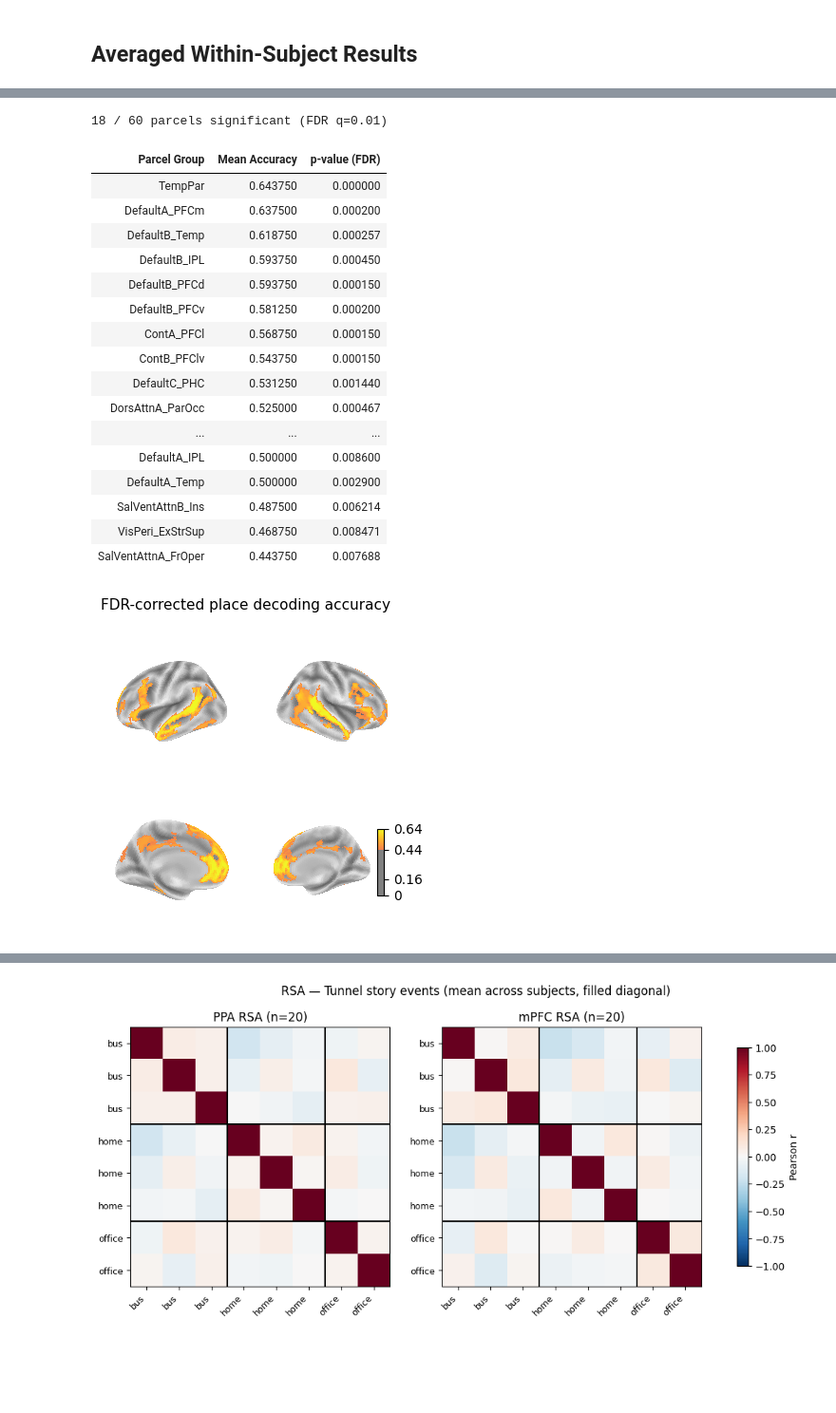
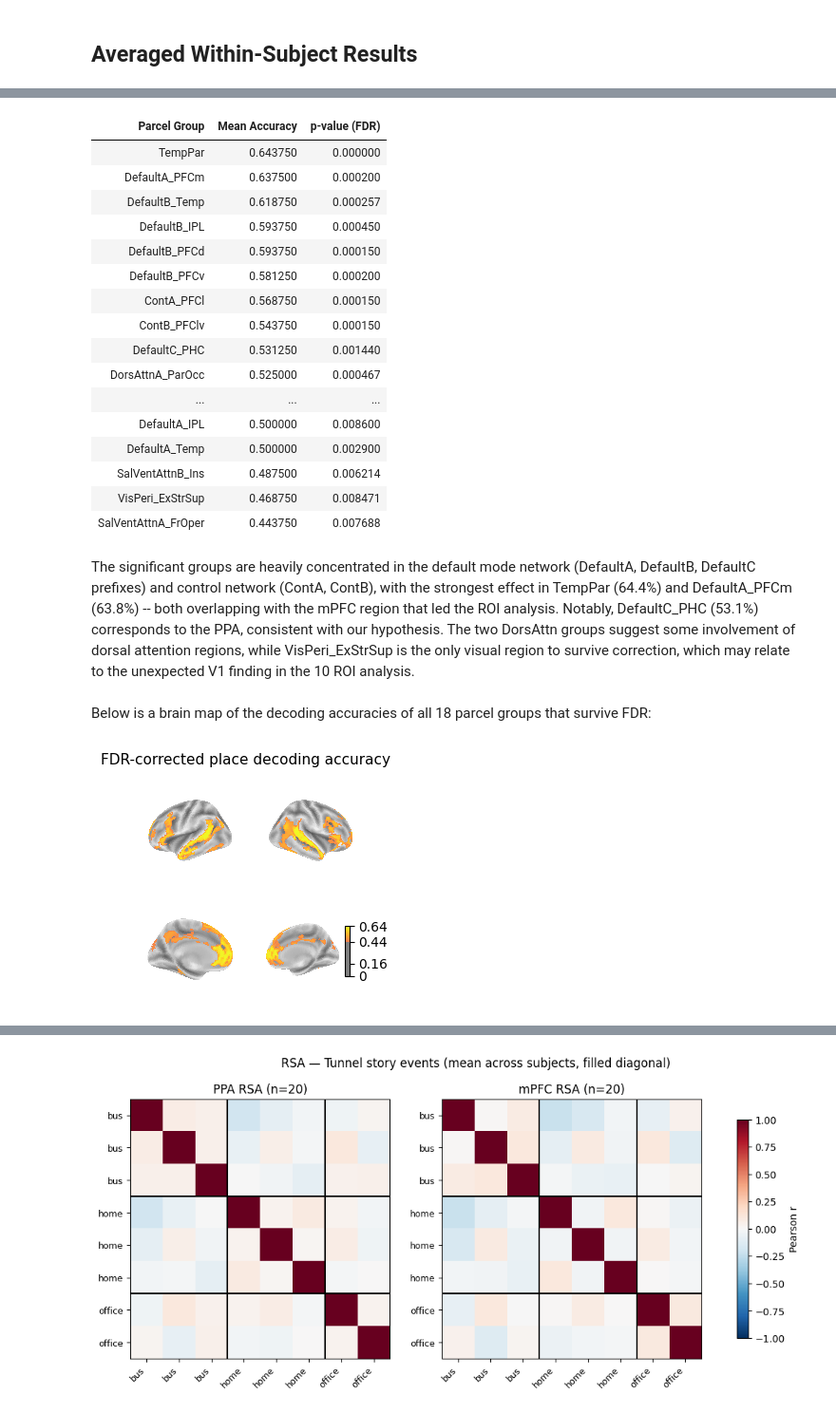
Before and after one commit to logflash/neu-scene-decoding, a Jupyter notebook: main.ipynb, the cells around one changed output, grey strips where cells are left out. Shown at 95% size. Drawn from its saved outputs; the diff is of its cells as text; code cells hidden in the pictures; blank space fills up the shorter version.

```diff
--- a/main.ipynb
+++ b/main.ipynb
@@ -373,7 +543,7 @@ for sub_i in tunnel_subjects_filtered:
         print(
             f"{sub_i}  dur={stimulus_duration:.1f}s"
             f"  whole-brain={roi_accs['Whole Brain']:.2f}"
-            f"  PHC={roi_accs['PHC']:.2f}  Rsp={roi_accs['Rsp']:.2f}"
+            f"  PPA={roi_accs['PPA']:.2f}  RSC={roi_accs['RSC']:.2f}"
             f"  OPA={roi_accs['OPA']:.2f}  mPFC={roi_accs['mPFC']:.2f}"
             f"  AG={roi_accs['AG']:.2f}  PMC={roi_accs['PMC']:.2f}"
             f"  A1={roi_accs['A1']:.2f}  V1={roi_accs['V1']:.2f}  S1={roi_accs['S1']:.2f}"
@@ -507,13 +802,11 @@ plt.show()
 # %%
-from scipy import stats
-
 rois   = ["Whole Brain",  "PPA",    "RSC",    "OPA",    "mPFC",    "AG",      "PMC",    "A1",      "V1",      "S1"]
 colors = ["#55A868", "#4C72B0", "#8172B2", "#DD8452", "#C44E52", "#937860", "#64B5CD", "#aaaaaa", "#aaaaaa", "#aaaaaa"]
 
 means = [np.mean([v[r] for v in subject_acc.values()]) for r in rois]
 sems  = [stats.sem([v[r] for v in subject_acc.values()]) for r in rois]
 
-fig, ax = plt.subplots(figsize=(9, 4))
+fig, ax = plt.subplots(figsize=(10, 3))
 ax.bar(
     rois, means,
     yerr=sems, color=colors, width=0.6,
@@ -589,0 +861,27 @@ for sub in tunnel_subjects_filtered:
+# %%
+# Mean per-group accuracy across subjects (uses group_acc_all computed earlier)
+group_mean_acc = {g: np.mean(accs) for g, accs in group_acc_all.items() if accs}
+
+# Build mean group accuracy volume
+group_mean_vol = np.zeros(schaefer_data.shape)
+for idx, g in parcel_groups.items():
+    if g in group_mean_acc:
+        group_mean_vol[schaefer_data == idx] = group_mean_acc[g]
+group_mean_img = new_img_like(schaefer_img, group_mean_vol)
+
+fig = plt.figure(figsize=(3, 3))
+fig.suptitle(f'Per-group LOO-CV scene decoding\ngroup mean (n={len(tunnel_subjects_filtered)}, chance={chance:.2f})', fontsize=12)
+for i, (hemi, view) in enumerate([
+    ('left',  'lateral'), ('right', 'lateral'),
+    ('left',  'medial'),  ('right', 'medial'),
+]):
+    texture = surface.vol_to_surf(group_mean_img, fsaverage[f'pial_{hemi}'])
+    ax = fig.add_subplot(2, 2, i + 1, projection='3d')
+    plotting.plot_surf_stat_map(
+        fsaverage[f'infl_{hemi}'], texture,
+        hemi=hemi, view=view,
+        bg_map=fsaverage[f'sulc_{hemi}'],
+        cmap='RdYlGn', vmax=1.0, threshold=chance,
+        colorbar=(i == 3), symmetric_cbar=False, axes=ax,
+    )
+plt.show()
@@ -590,7 +896,4 @@ for sub in tunnel_subjects_filtered:
 # %%
-from statsmodels.stats.multitest import multipletests
-import pandas as pd
-
 N_PERM = 100000
 rng = np.random.default_rng(42)
 
@@ -636,7 +939,8 @@ p_vals      = np.array(p_vals)
 
 reject, p_fdr, _, _ = multipletests(p_vals, alpha=0.01, method='fdr_bh')
 
-print(f"{reject.sum()} / {len(reject)} parcels significant (FDR q=0.01)\n")
+if narratives_utils._VERBOSE:
+    print(f"{reject.sum()} / {len(reject)} parcel groups significant (FDR q=0.01)\n")
 
 df = pd.DataFrame(columns=[
     "Parcel Group",
@@ -647,11 +951,10 @@ df = pd.DataFrame(columns=[
 for group, mean, p_val, reject_null in sorted(zip(group_names, mean_accs, p_fdr, reject), key=lambda x: -x[1]):
     if reject_null:
         df.loc[len(df)] = [group, mean, p_val]
-        # print(f"* {group:<20s} mean_acc={mean:.3f}  p_fdr={p_val:.3f}")
 
+# Display significant results
 df
 # %% [output]
-18 / 60 parcels significant (FDR q=0.01)
 | Parcel Group | Mean Accuracy | p-value (FDR) |
 | TempPar | 0.643750 | 0.000000 |
 | DefaultA_PFCm | 0.637500 | 0.000200 |
@@ -669,36 +972,37 @@ df
 | SalVentAttnB_Ins | 0.487500 | 0.006214 |
 | VisPeri_ExStrSup | 0.468750 | 0.008471 |
 | SalVentAttnA_FrOper | 0.443750 | 0.007688 |
+# %% [markdown]
+The significant groups are heavily concentrated in the default mode network (DefaultA, DefaultB, DefaultC prefixes) and control network (ContA, ContB), with the strongest effect in TempPar (64.4%) and DefaultA_PFCm (63.8%) -- both overlapping with the mPFC region that led the ROI analysis. Notably, DefaultC_PHC (53.1%) corresponds to the PPA, consistent with our hypothesis. The two DorsAttn groups suggest some involvement of dorsal attention regions, while VisPeri_ExStrSup is the only visual region to survive correction, which may relate to the unexpected V1 finding in the 10 ROI analysis.
+# %% [markdown]
+Below is a brain map of the decoding accuracies of all 18 parcel groups that survive FDR:
 # %%
-from nilearn import plotting, surface
-from nilearn.image import new_img_like
-
 result_vol = np.full(schaefer_data.shape, np.nan)
 for g, acc, r in zip(group_names, mean_accs, reject):
     if not r:
         continue
     for idx, grp in parcel_groups.items():
         if grp == g:
             result_vol[schaefer_data == idx] = acc
 
 result_img = new_img_like(schaefer_img, np.where(np.isnan(result_vol), 0, result_vol))
 
 fsaverage = datasets.fetch_surf_fsaverage('fsaverage5')
 acc_min = mean_accs[reject].min() if reject.any() else 0.0
 
-fig = plt.figure(figsize=(4, 4))
+fig = plt.figure(figsize=(3, 3))
 fig.suptitle('FDR-corrected place decoding accuracy', fontsize=11)
 for i, (hemi, view) in enumerate([('left','lateral'), ('right','lateral'),
                                     ('left','medial'),  ('right','medial')]):
     texture = surface.vol_to_surf(result_img, fsaverage[f'pial_{hemi}'])
     ax = fig.add_subplot(2, 2, i + 1, projection='3d')
     plotting.plot_surf_stat_map(
         fsaverage[f'infl_{hemi}'], texture,
         hemi=hemi, view=view,
         bg_map=fsaverage[f'sulc_{hemi}'],
         cmap='plasma', threshold=acc_min,
         colorbar=(i == 3), symmetric_cbar=False, axes=ax,
     )
 plt.show()
 # %% [output]
-[figure, old version]
+[figure, new version]
```
Also changed, not shown: parts of 45 cells of this notebook, 1 other file.
